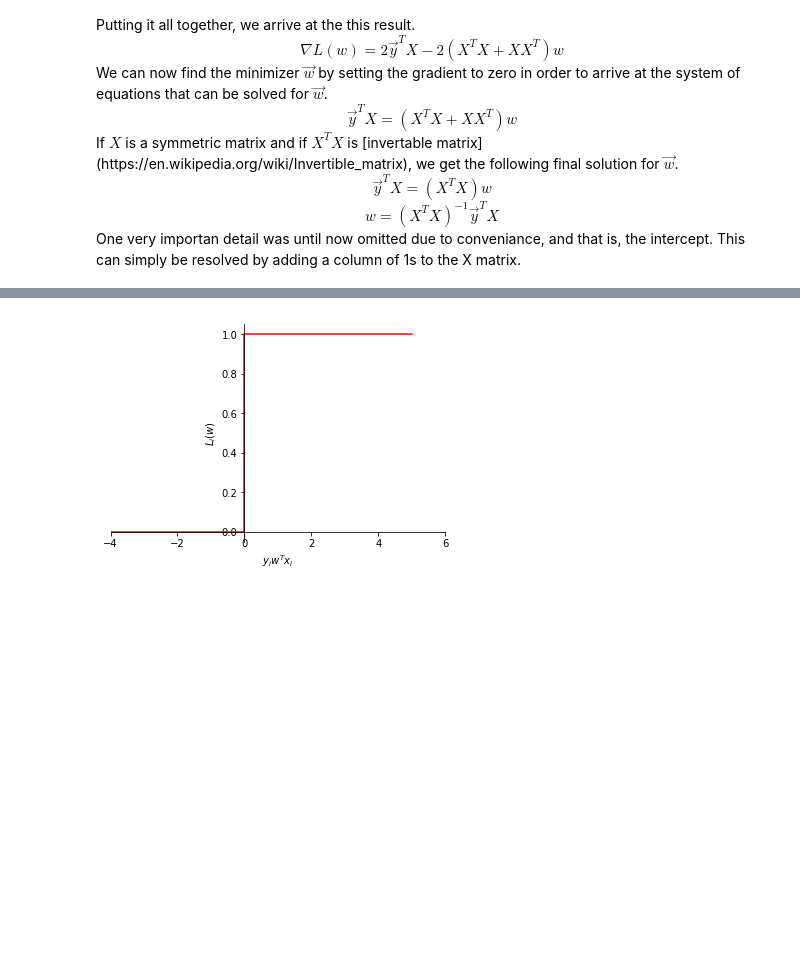
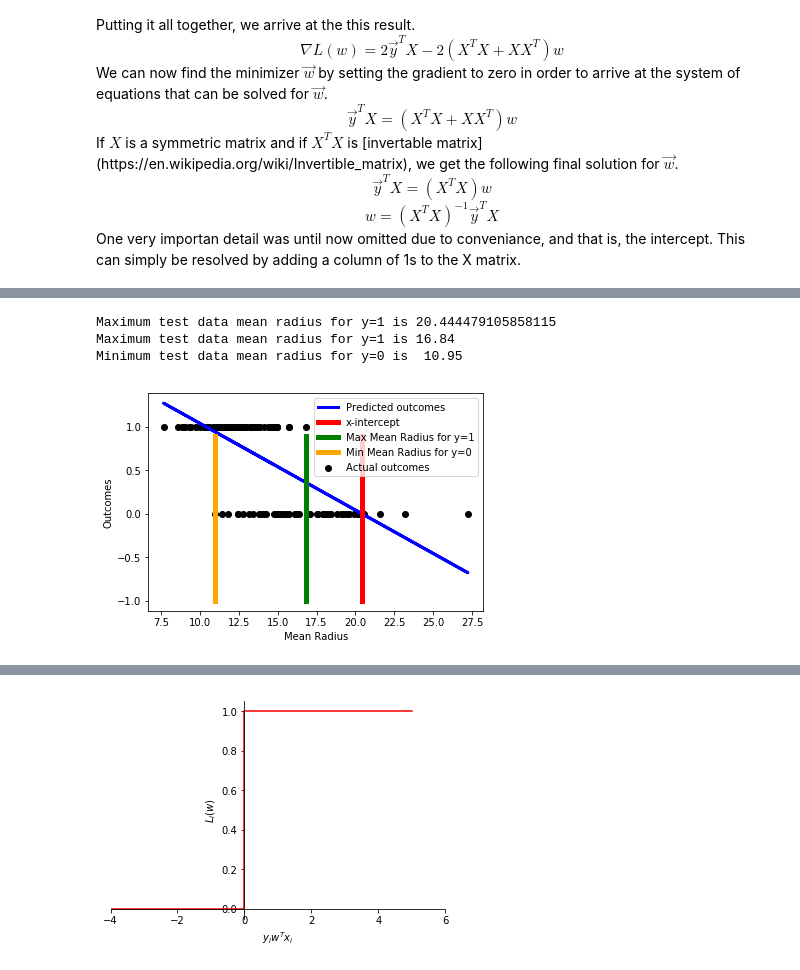
Before and after one commit to ramyar4321/MachineLearningCancer, a Jupyter notebook: MachineLearningCancerPerdiction.ipynb, the cells around one changed output, grey strips where cells are left out. Drawn from its saved outputs; the diff is of its cells as text; code cells hidden in the pictures; blank space fills up the shorter version.

Commit message:
Linear Regression and Classifcation work in progress

```diff
--- a/MachineLearningCancerPerdiction.ipynb
+++ b/MachineLearningCancerPerdiction.ipynb
@@ -928 +909,54 @@ plt.show()
+# %%
+# Plot predicted and actual outcomes
+plt.scatter(mean_rad_test, y_test, color="black", label="Actual outcomes")
+plt.plot(mean_rad_test, y_pred, color="blue", linewidth=3, label = "Predicted outcomes")
+
+
+# Create array of y values for lines perpindeiculr to x-axis
+yvalues = np.arange(-1, 1, 0.1).tolist()
+
+# Empthazise x-intercept of regression line
+
+# Find x-intercept of regression line
+x_intercept = - regls.intercept_/regls.coef_[0]
+# Print x-intercept value
+print("Maximum test data mean radius for y=1 is",x_intercept)
+
+# Create data points of x-intercept line to be plotted
+x_intercept_xvalues = [x_intercept] * len(yvalues)
+
+# Plot a line indicating where the x-intercept is
+plt.plot(x_intercept_xvalues, yvalues, color="red", linewidth=5, label="x-intercept")
+
+
+# Empthaize the max of mean radius for y=1 and min of mean radius for y=0
+
+# Find max mean radius of all outcomes where y_i=+1
+max_y1 = X_test[y_test == 1]['mean radius'].max()
+# Print the max value.
+print("Maximum test data mean radius for y=1 is",max_y1)
+# Plot a line indicting where the max is.
+max_y1_xvalues = [max_y1]*len(yvalues)
+plt.plot(max_y1_xvalues, yvalues, color="green", linewidth=5, label="Max Mean Radius for y=1")
+
+# Find min mean radius of all outcomes where y_i=0
+min_y0 = X_test[y_test == 0]['mean radius'].min()
+# Print the min value
+print("Minimum test data mean radius for y=0 is ",min_y0)
+# Plot a line indicting where the max is.
+min_y0_xvalues = [min_y0]*len(yvalues)
+plt.plot(min_y0_xvalues, yvalues, color="orange", linewidth=5, label="Min Mean Radius for y=0")
+
+# Set title and axis labels
+plt.title
+plt.xlabel('Mean Radius')
+plt.ylabel('Outcomes')
+plt.legend()
+
+plt.show()
+# %% [output]
+Maximum test data mean radius for y=1 is 20.444479105858115
+Maximum test data mean radius for y=1 is 16.84
+Minimum test data mean radius for y=0 is  10.95
+[figure, added]
 # %% [markdown]
```
Also changed, not shown: parts of 10 cells of this notebook.
